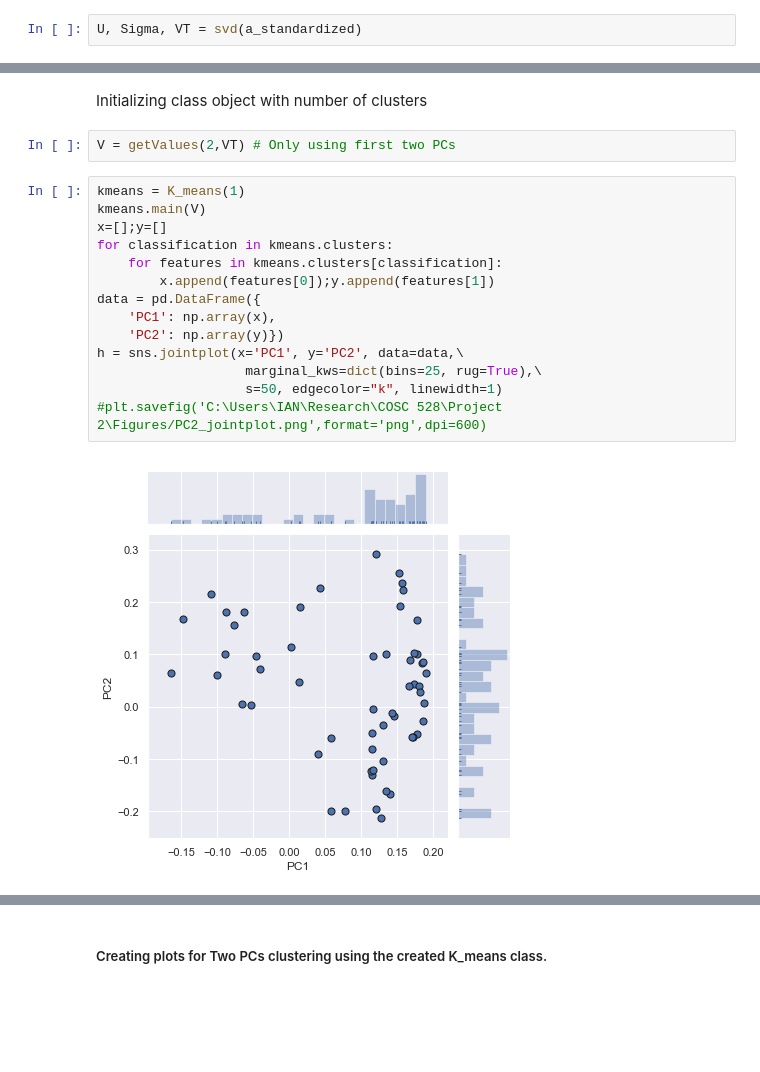
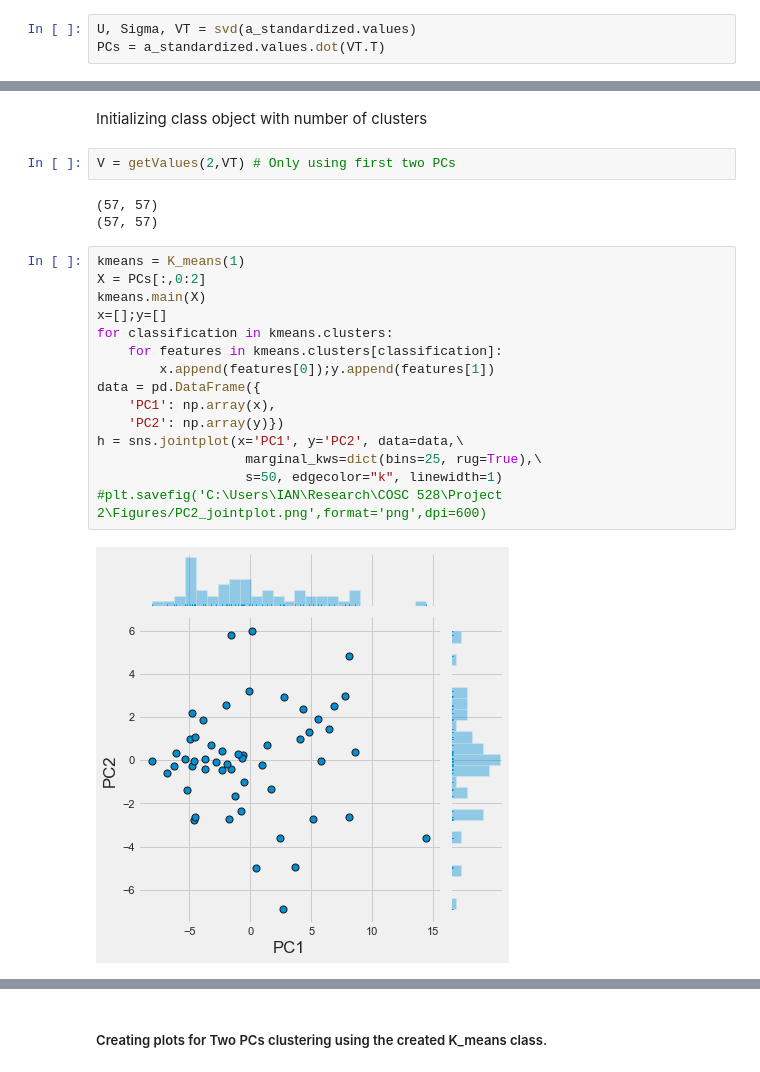
Before and after one commit to istewar1/Research, a Jupyter notebook: COSC 528/Project 2/Project2_notebook.ipynb, the cells around one changed output, grey strips where cells are left out. Drawn from its saved outputs; the diff is of its cells as text; blank space fills up the shorter version.

```diff
--- a/COSC 528/Project 2/Project2_notebook.ipynb
+++ b/COSC 528/Project 2/Project2_notebook.ipynb
@@ -157,5 +157,6 @@ Finding factorized matrices from created analysis matrix. For the matrix **Analy
 # %%
-U, Sigma, VT = svd(a_standardized)
+U, Sigma, VT = svd(a_standardized.values)
+PCs = a_standardized.values.dot(VT.T)
 # %%
 # Verifying shape of SVD from SciPy.linalg.SVD function
 U.shape,Sigma.shape,VT.shape
@@ -387,19 +388,23 @@ class K_means:
 Initializing class object with number of clusters
 # %%
 V = getValues(2,VT) # Only using first two PCs
+# %% [output]
+(57, 57)
+(57, 57)
 # %%
 kmeans = K_means(1)
-kmeans.main(V)
+X = PCs[:,0:2]
+kmeans.main(X)
 x=[];y=[]
 for classification in kmeans.clusters:
     for features in kmeans.clusters[classification]:
         x.append(features[0]);y.append(features[1])
 data = pd.DataFrame({
     'PC1': np.array(x),
     'PC2': np.array(y)})
 h = sns.jointplot(x='PC1', y='PC2', data=data,\
                    marginal_kws=dict(bins=25, rug=True),\
                    s=50, edgecolor="k", linewidth=1)
 #plt.savefig('C:\Users\IAN\Research\COSC 528\Project 2\Figures/PC2_jointplot.png',format='png',dpi=600)
 # %% [output]
-[figure, old version]
+[figure, new version]
```
Also changed, not shown: parts of 6 cells of this notebook, 1 other file.
